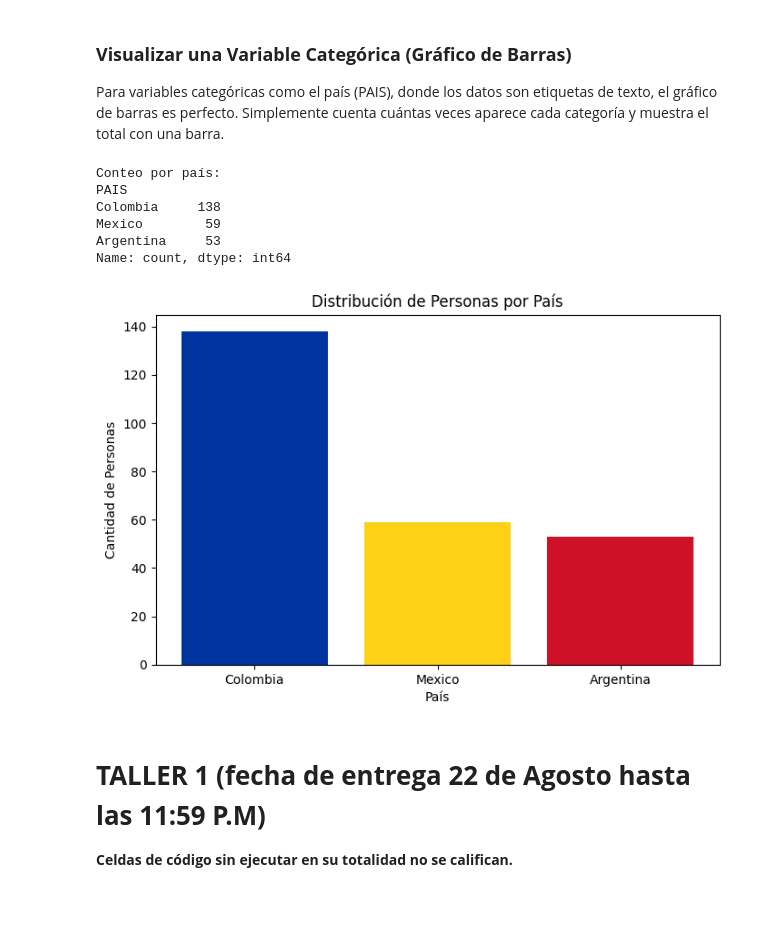
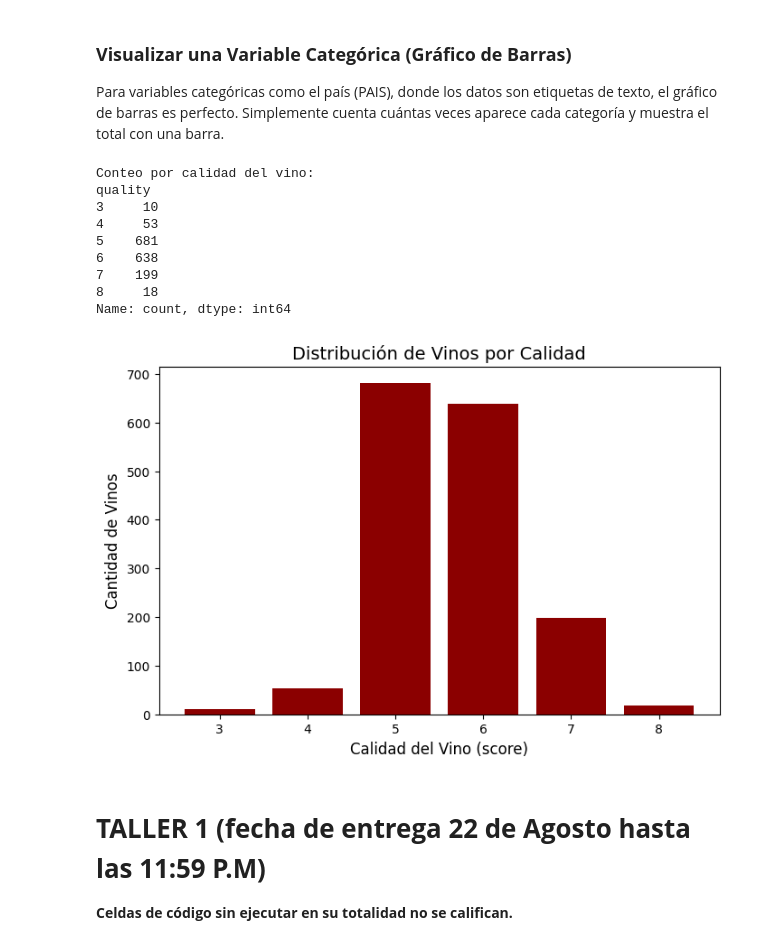
Before and after one commit to mercykdiazv/sistemas-avanzados-de-produccion, a Jupyter notebook: aguirre_fabian_leon_daniel_garcia_jonathan_diaz_mercy.ipynb, the cells around one changed output. Cells and saved outputs as stored; diff of their text form; code cells hidden in the pictures; blank space fills up the shorter version.

```diff
--- a/aguirre_fabian_leon_daniel_garcia_jonathan_diaz_mercy.ipynb
+++ b/aguirre_fabian_leon_daniel_garcia_jonathan_diaz_mercy.ipynb
@@ -658,5 +658,6 @@ Simplemente necesitas la dirección web que apunte al archivo .csv en formato cr
 # %%
 url = "https://archive.ics.uci.edu/ml/machine-learning-databases/wine-quality/winequality-red.csv"
 # La base de datos la vamos a llamar dw (data frame wine)
-dw = pd.read_csv(url); dw.head()
+dw = pd.read_csv(url, sep=';')
+display(dw.head())
 # %% [output]
@@ -926,33 +927,39 @@ Bins sugeridos por Sturges (k): 8
 ### **Visualizar una Variable Categórica (Gráfico de Barras)**
 Para variables categóricas como el país (PAIS), donde los datos son etiquetas de texto, el gráfico de barras es perfecto. Simplemente cuenta cuántas veces aparece cada categoría y muestra el total con una barra.
 # %%
-# --- Gráfico de Barras para el País (PAIS) ---
+# ============================================================
+# 📊 Gráfico de Barras para la variable "quality"
+# ============================================================
 
-# 1. Contar la frecuencia de cada categoría
-conteo_paises = da['PAIS'].value_counts()
-print("Conteo por país:")
-print(conteo_paises)
+import matplotlib.pyplot as plt
 
+# 1. Contar la frecuencia de cada categoría en "quality"
+conteo_quality = dw['quality'].value_counts().sort_index()
+print("Conteo por calidad del vino:")
+print(conteo_quality)
 
 # 2. Crear el gráfico de barras
 plt.figure(figsize=(8, 5))
-plt.bar(conteo_paises.index, conteo_paises.values, color=['#0033A0', '#FCD116', '#CE1126'])
+plt.bar(conteo_quality.index, conteo_quality.values, color='#8B0000')
 
 # Añadir títulos y etiquetas
-plt.title('Distribución de Personas por País')
-plt.xlabel('País')
-plt.ylabel('Cantidad de Personas')
+plt.title('Distribución de Vinos por Calidad', fontsize=14)
+plt.xlabel('Calidad del Vino (score)', fontsize=12)
+plt.ylabel('Cantidad de Vinos', fontsize=12)
 
 # Mostrar el gráfico
 plt.show()
 # %% [output]
-Conteo por país:
-PAIS
-Colombia     138
-Mexico        59
-Argentina     53
+Conteo por calidad del vino:
+quality
+3     10
+4     53
+5    681
+6    638
+7    199
+8     18
 Name: count, dtype: int64
-[figure, old version]
+[figure, new version]
 # %% [markdown]
 # **TALLER 1 (fecha de entrega 22 de Agosto hasta las 11:59 P.M)**
 **Celdas de código sin ejecutar en su totalidad no se califican.**
```
Also changed, not shown: parts of 19 cells of this notebook.
